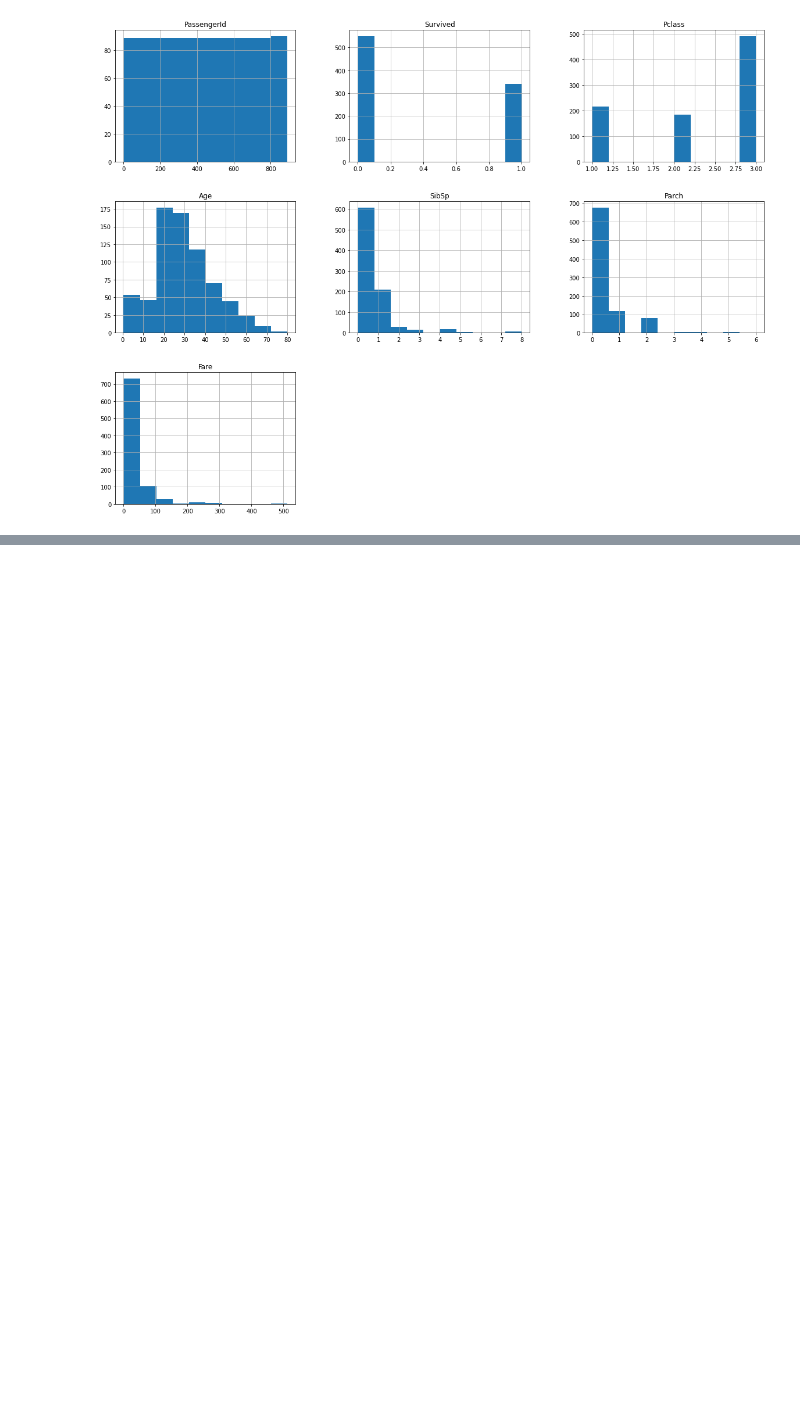
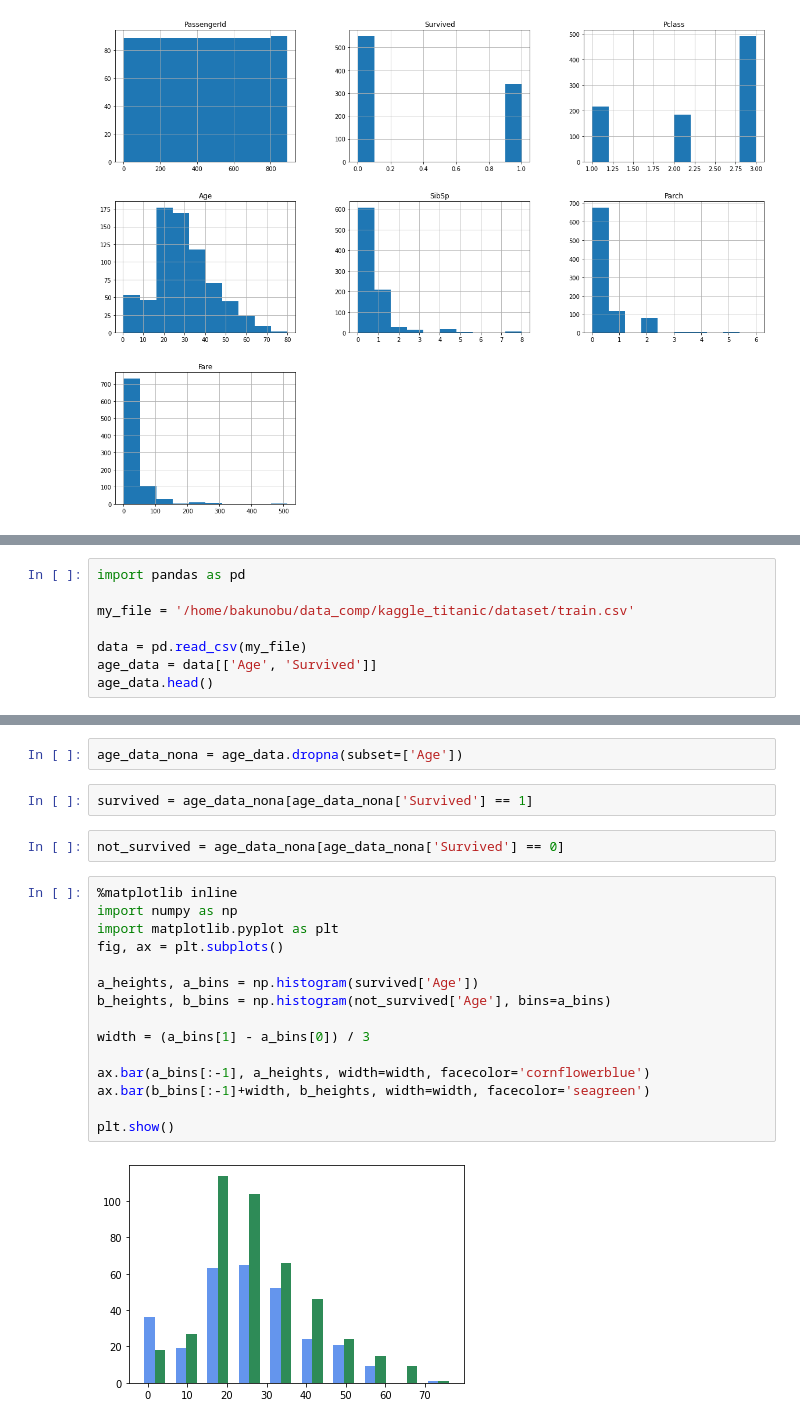
Before and after one commit to bakunobu/data_comp, a Jupyter notebook: kaggle_titanic/data_exploration.ipynb, the cells around one changed output, grey strips where cells are left out. Cells and saved outputs as stored; diff of their text form; blank space fills up the shorter version.

```diff
--- a/kaggle_titanic/data_exploration.ipynb
+++ b/kaggle_titanic/data_exploration.ipynb
@@ -120,0 +123,8 @@ plt.show()
+# %%
+import pandas as pd
+
+my_file = '/home/bakunobu/data_comp/kaggle_titanic/dataset/train.csv'
+
+data = pd.read_csv(my_file)
+age_data = data[['Age', 'Survived']]
+age_data.head()
@@ -120,0 +138,23 @@ plt.show()
+# %%
+age_data_nona = age_data.dropna(subset=['Age'])
+# %%
+survived = age_data_nona[age_data_nona['Survived'] == 1]
+# %%
+not_survived = age_data_nona[age_data_nona['Survived'] == 0]
+# %%
+%matplotlib inline
+import numpy as np
+import matplotlib.pyplot as plt
+fig, ax = plt.subplots()
+
+a_heights, a_bins = np.histogram(survived['Age'])
+b_heights, b_bins = np.histogram(not_survived['Age'], bins=a_bins)
+
+width = (a_bins[1] - a_bins[0]) / 3
+
+ax.bar(a_bins[:-1], a_heights, width=width, facecolor='cornflowerblue')
+ax.bar(b_bins[:-1]+width, b_heights, width=width, facecolor='seagreen')
+
+plt.show()
+# %% [output]
+[figure, added]
```
Also changed, not shown: parts of 7 cells of this notebook.
